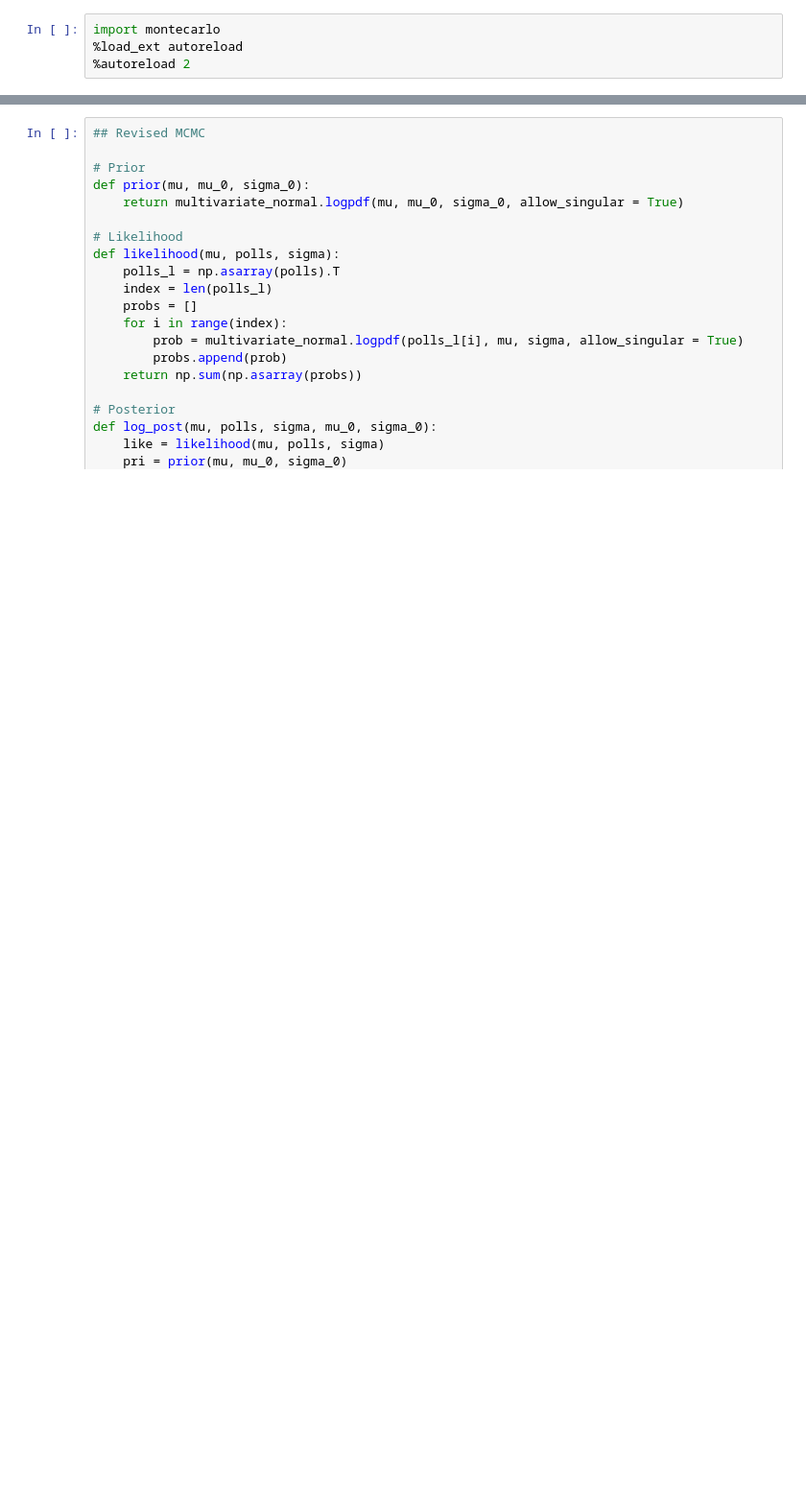
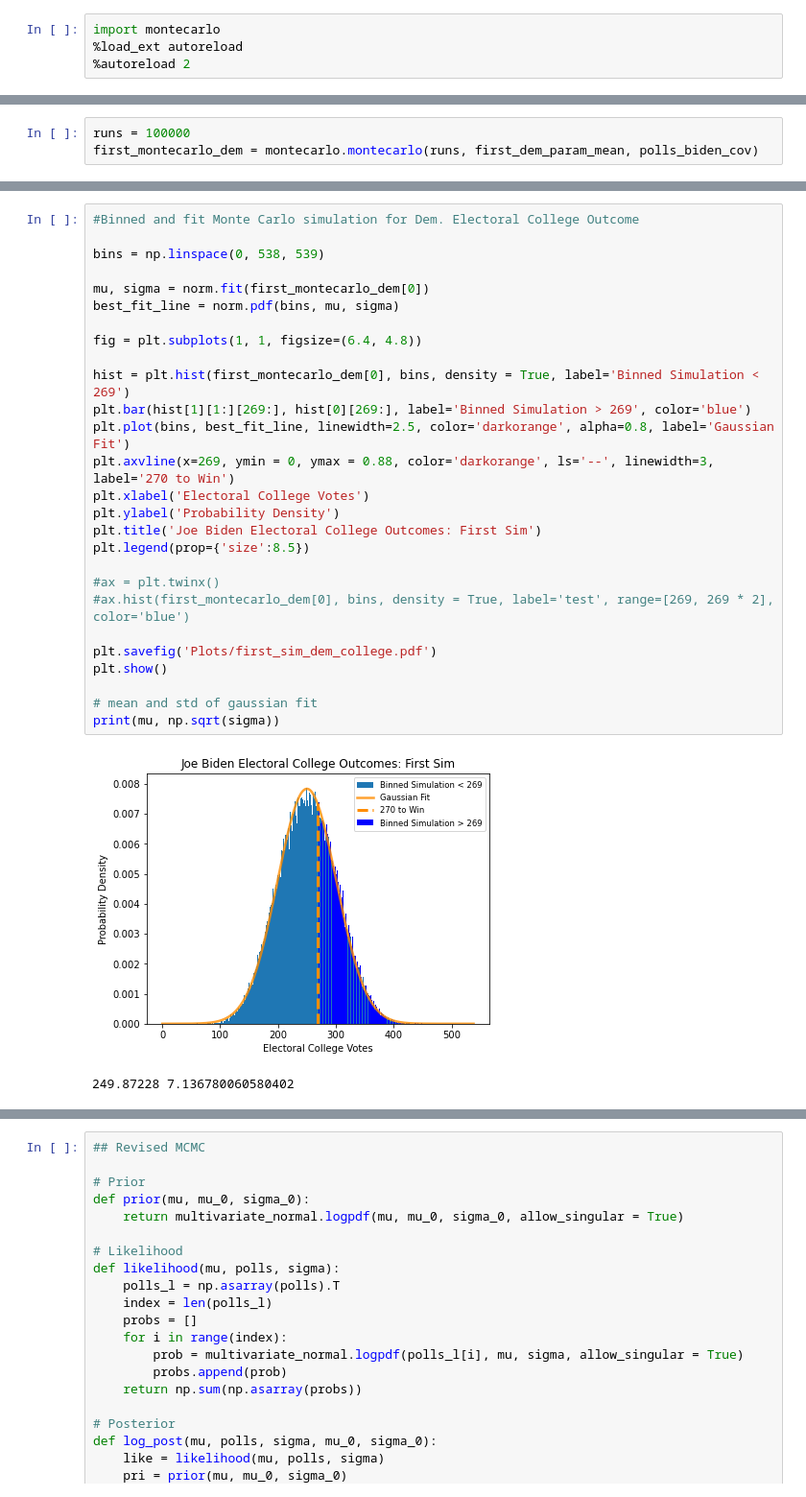
Before and after one commit to jmanlarkin/Phys321_FinalProject, a Jupyter notebook: Modeling.ipynb, the cells around one changed output, grey strips where cells are left out. Shown at 96% size. Cells and saved outputs as stored; diff of their text form; blank space fills up the shorter version.

```diff
--- a/Modeling.ipynb
+++ b/Modeling.ipynb
@@ -370,0 +311,3 @@ plt.xlim(0.42, 0.515)
+# %%
+runs = 100000
+first_montecarlo_dem = montecarlo.montecarlo(runs, first_dem_param_mean, polls_biden_cov)
@@ -370,0 +328,30 @@ plt.xlim(0.42, 0.515)
+# %%
+#Binned and fit Monte Carlo simulation for Dem. Electoral College Outcome
+
+bins = np.linspace(0, 538, 539)
+
+mu, sigma = norm.fit(first_montecarlo_dem[0])
+best_fit_line = norm.pdf(bins, mu, sigma)
+
+fig = plt.subplots(1, 1, figsize=(6.4, 4.8))
+
+hist = plt.hist(first_montecarlo_dem[0], bins, density = True, label='Binned Simulation < 269')
+plt.bar(hist[1][1:][269:], hist[0][269:], label='Binned Simulation > 269', color='blue')
+plt.plot(bins, best_fit_line, linewidth=2.5, color='darkorange', alpha=0.8, label='Gaussian Fit')
+plt.axvline(x=269, ymin = 0, ymax = 0.88, color='darkorange', ls='--', linewidth=3, label='270 to Win')
+plt.xlabel('Electoral College Votes')
+plt.ylabel('Probability Density')
+plt.title('Joe Biden Electoral College Outcomes: First Sim')
+plt.legend(prop={'size':8.5})
+
+#ax = plt.twinx()
+#ax.hist(first_montecarlo_dem[0], bins, density = True, label='test', range=[269, 269 * 2], color='blue')
+
+plt.savefig('Plots/first_sim_dem_college.pdf')
+plt.show()
+
+# mean and std of gaussian fit
+print(mu, np.sqrt(sigma))
+# %% [output]
+[figure, added]
+249.87228 7.136780060580402
```
Also changed, not shown: parts of 27 cells of this notebook, 2 other files.
